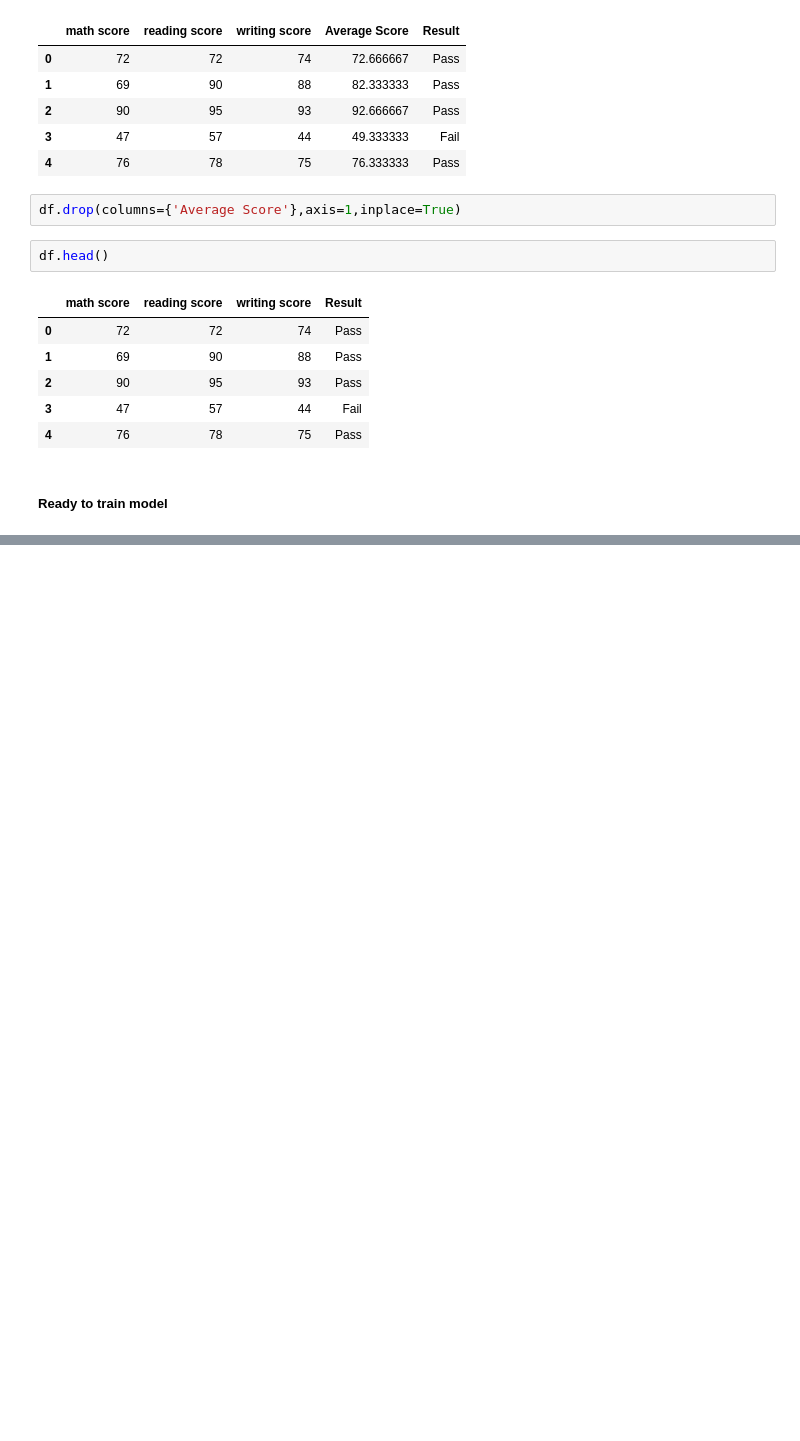
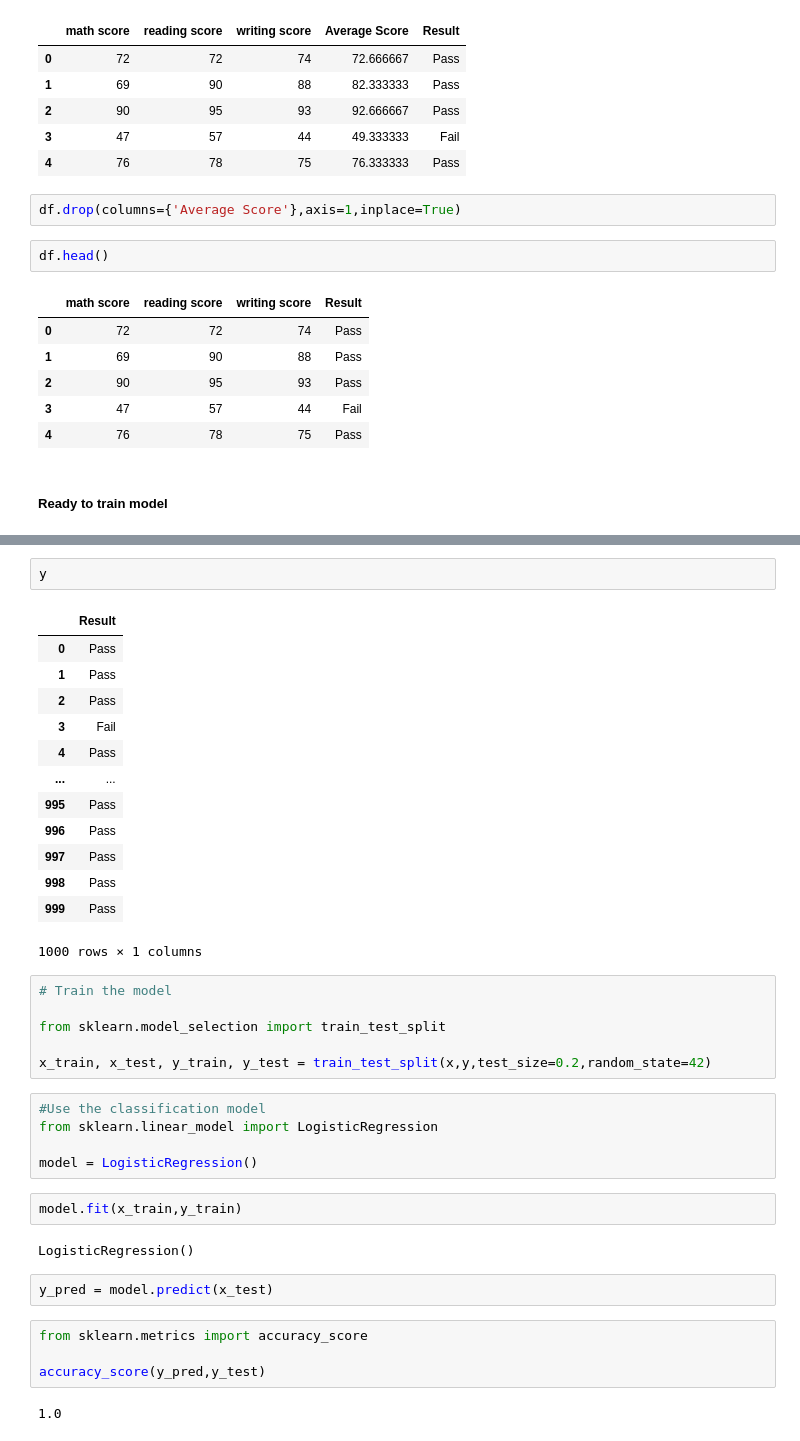
Before and after one commit to Shreyash67/Student_Performance, a Jupyter notebook: notebook/code.ipynb, the cells around one changed output, grey strips where cells are left out. Cells and saved outputs as stored; diff of their text form; blank space fills up the shorter version.

```diff
--- a/notebook/code.ipynb
+++ b/notebook/code.ipynb
@@ -76,0 +105,39 @@ df.head()
+# %%
+y
+# %% [output]
+|  | Result |
+| 0 | Pass |
+| 1 | Pass |
+| 2 | Pass |
+| 3 | Fail |
+| 4 | Pass |
+| ... | ... |
+| 995 | Pass |
+| 996 | Pass |
+| 997 | Pass |
+| 998 | Pass |
+| 999 | Pass |
+1000 rows × 1 columns
+# %%
+# Train the model
+
+from sklearn.model_selection import train_test_split
+
+x_train, x_test, y_train, y_test = train_test_split(x,y,test_size=0.2,random_state=42)
+# %%
+#Use the classification model
+from sklearn.linear_model import LogisticRegression
+
+model = LogisticRegression()
+# %%
+model.fit(x_train,y_train)
+# %% [output]
+LogisticRegression()
+# %%
+y_pred = model.predict(x_test)
+# %%
+from sklearn.metrics import accuracy_score
+
+accuracy_score(y_pred,y_test)
+# %% [output]
+1.0
```
Also changed, not shown: parts of 3 cells of this notebook.
